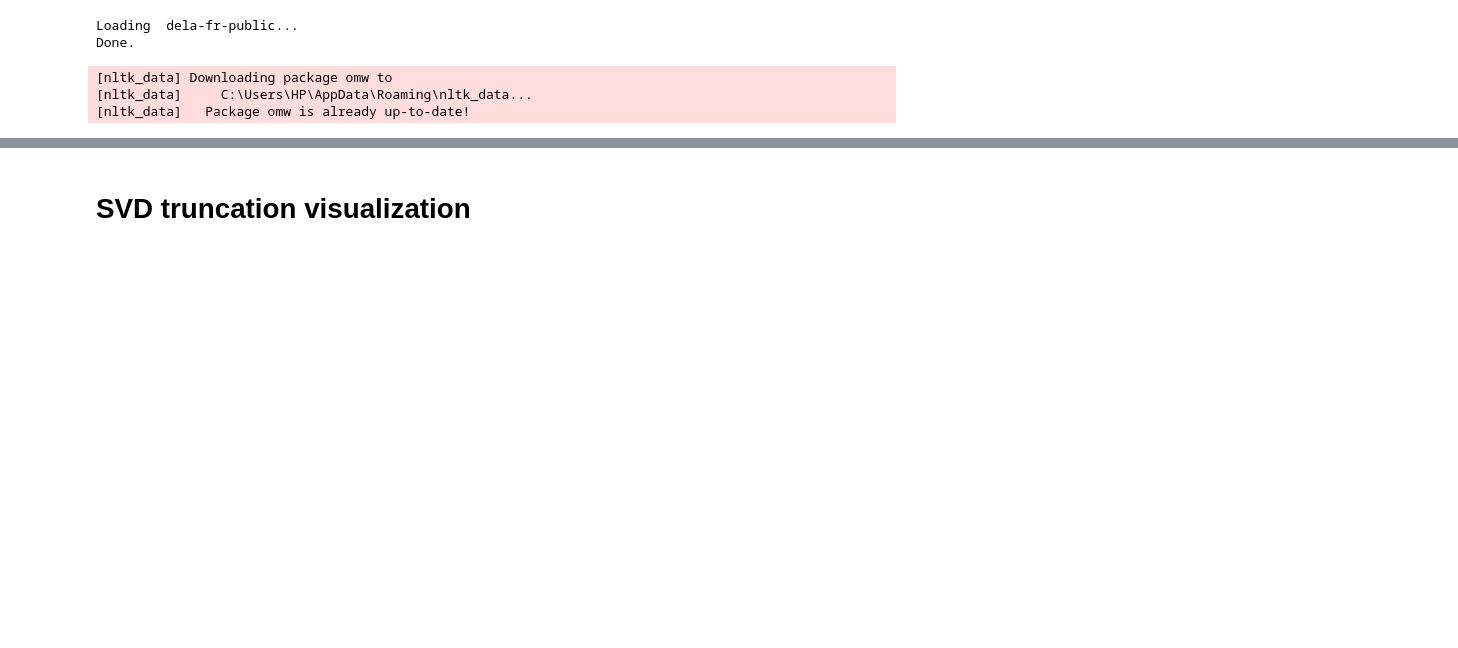
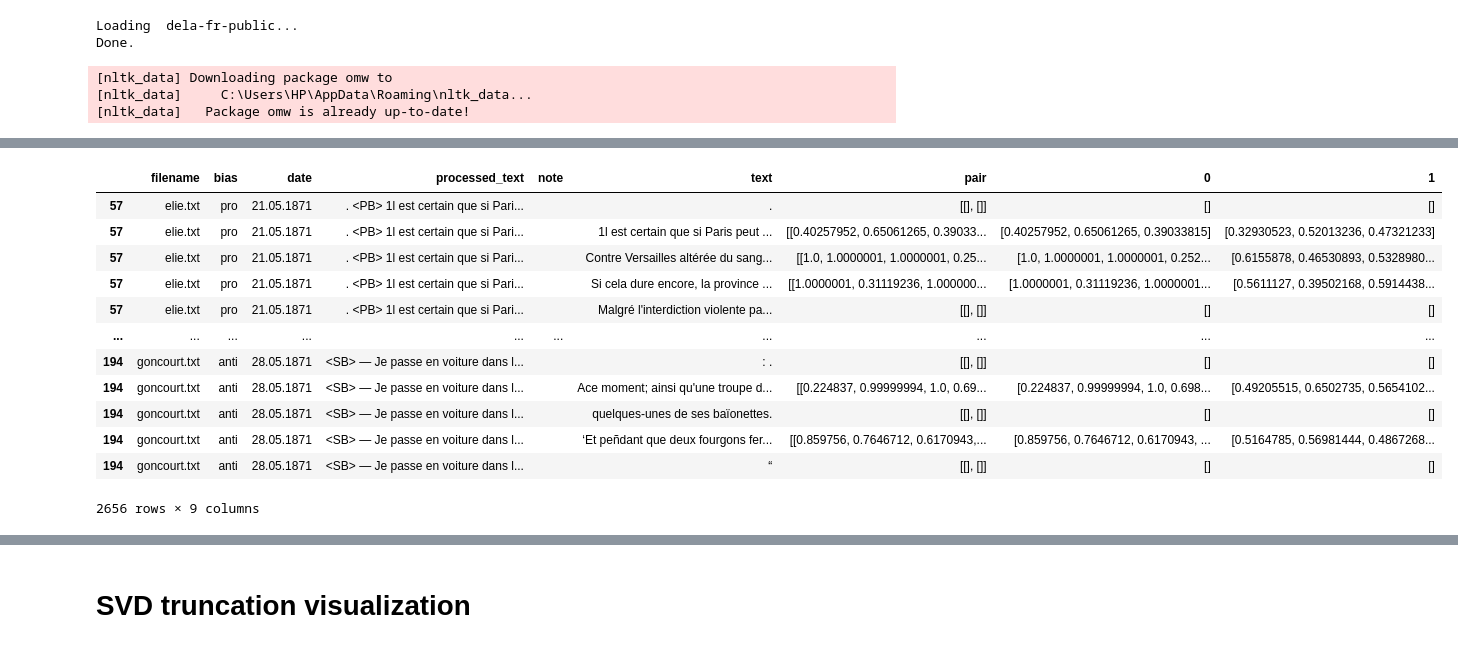
Before and after one commit to shayayan/commune_memoirs_epfl_dh412, a Jupyter notebook: memoir_cleaning.ipynb, the cells around one changed output, grey strips where cells are left out. Cells and saved outputs as stored; diff of their text form; code cells hidden in the pictures; blank space fills up the shorter version.

```diff
--- a/memoir_cleaning.ipynb
+++ b/memoir_cleaning.ipynb
@@ -667,0 +809,54 @@ df_attempt
+# %%
+from tqdm import tqdm
+tqdm.pandas()
+
+# Apply metaphor identificaiton procedure to extracted sentences
+def metaphor_proxy_identification(text, nlp, inflecteur, dp_matrix, fr_stop_words):
+    doc = nlp(text.lower().replace("<pb>","").replace("<sb>",""))
+    alphabetic_tokens = [t.text for t in doc if t.text.isalpha() == True and len(t.vector) != 0 and np.all(t.vector == 0) == False and t.text not in fr_stop_words]
+    sims_target_to_best = []
+    sims_target_to_sans = []
+    if len(alphabetic_tokens) > 2:
+        #print(alphabetic_tokens)
+        for t in alphabetic_tokens:
+            # Find average of sentence's embeddings sans target token embedding
+            # only consider purely alphabetic tokens
+            sans_t_embeddings = [nlp(u).vector for u in alphabetic_tokens if t != u]
+            if len(sans_t_embeddings) != 0:
+                sans_t_avg_embedding = sum(sans_t_embeddings) / len(sans_t_embeddings)
+                # Find synonyms, hypernyms, and inflections of synonyms + hypernyms of target token
+                candidate_set, dp_matrix = find_candidate_set(t, inflecteur, dp_matrix)
+                # Find word in candidate set with closest similarity to average of sentence's non-target-token embeddings
+                best_candidate = find_best_candidate(candidate_set, sans_t_avg_embedding, nlp)
+                # Finally, find distance between target token and best candidate token, and save
+                sim_target_to_best = cos_sim(nlp(best_candidate).vector, nlp(t).vector)
+                sim_target_to_sans = cos_sim(sans_t_avg_embedding, nlp(t).vector)
+                sims_target_to_best.append(sim_target_to_best)
+                sims_target_to_sans.append(sim_target_to_sans)
+    return [sims_target_to_best, sims_target_to_sans]
+
+commune_memoirs_date_view["pair"] = commune_memoirs_date_view["text"].progress_apply(metaphor_proxy_identification, args=(nlp, inflecteur, dp_matrix, fr_stop_words))
+commune_memoirs_date_view_tmp = commune_memoirs_date_view['pair'].apply(pd.Series)
+commune_memoirs_date_view_tmp = commune_memoirs_date_view_tmp.rename(columns={'0': 'target_to_best_sims', '1': 'target_to_sans_sims'})
+commune_memoirs_date_view = pd.concat([commune_memoirs_date_view, commune_memoirs_date_view_tmp], axis=1)
+with open('semaine_sanglante_embeddings.pkl', 'wb') as f:
+    pickle.dump(commune_memoirs_date_view, f)
+# %%
+import pickle
+with open('semaine_sanglante_embeddings.pkl', 'rb') as f:
+    date_view_sentence_evaluation = pickle.load(f)
+date_view_sentence_evaluation
+# %% [output]
+|  | filename | bias | date | processed_text | note | text | pair | 0 | 1 |
+| 57 | elie.txt | pro | 21.05.1871 | . <PB> 1l est certain que si Pari... |  | . | [[], []] | [] | [] |
+| 57 | elie.txt | pro | 21.05.1871 | . <PB> 1l est certain que si Pari... |  | 1l est certain que si Paris peut ... | [[0.40257952, 0.65061265, 0.39033... | [0.40257952, 0.65061265, 0.39033815] | [0.32930523, 0.52013236, 0.47321233] |
+| 57 | elie.txt | pro | 21.05.1871 | . <PB> 1l est certain que si Pari... |  | Contre Versailles altérée du sang... | [[1.0, 1.0000001, 1.0000001, 0.25... | [1.0, 1.0000001, 1.0000001, 0.252... | [0.6155878, 0.46530893, 0.5328980... |
+| 57 | elie.txt | pro | 21.05.1871 | . <PB> 1l est certain que si Pari... |  | Si cela dure encore, la province ... | [[1.0000001, 0.31119236, 1.000000... | [1.0000001, 0.31119236, 1.0000001... | [0.5611127, 0.39502168, 0.5914438... |
+| 57 | elie.txt | pro | 21.05.1871 | . <PB> 1l est certain que si Pari... |  | Malgré l'interdiction violente pa... | [[], []] | [] | [] |
+| ... | ... | ... | ... | ... | ... | ... | ... | ... | ... |
+| 194 | goncourt.txt | anti | 28.05.1871 | <SB> — Je passe en voiture dans l... |  | : . | [[], []] | [] | [] |
+| 194 | goncourt.txt | anti | 28.05.1871 | <SB> — Je passe en voiture dans l... |  | Ace moment; ainsi qu'une troupe d... | [[0.224837, 0.99999994, 1.0, 0.69... | [0.224837, 0.99999994, 1.0, 0.698... | [0.49205515, 0.6502735, 0.5654102... |
+| 194 | goncourt.txt | anti | 28.05.1871 | <SB> — Je passe en voiture dans l... |  | quelques-unes de ses baïonettes. | [[], []] | [] | [] |
+| 194 | goncourt.txt | anti | 28.05.1871 | <SB> — Je passe en voiture dans l... |  | ‘Et peñdant que deux fourgons fer... | [[0.859756, 0.7646712, 0.6170943,... | [0.859756, 0.7646712, 0.6170943, ... | [0.5164785, 0.56981444, 0.4867268... |
+| 194 | goncourt.txt | anti | 28.05.1871 | <SB> — Je passe en voiture dans l... |  | “ | [[], []] | [] | [] |
+2656 rows × 9 columns
```
Also changed, not shown: parts of 25 cells of this notebook, 2 other files.
